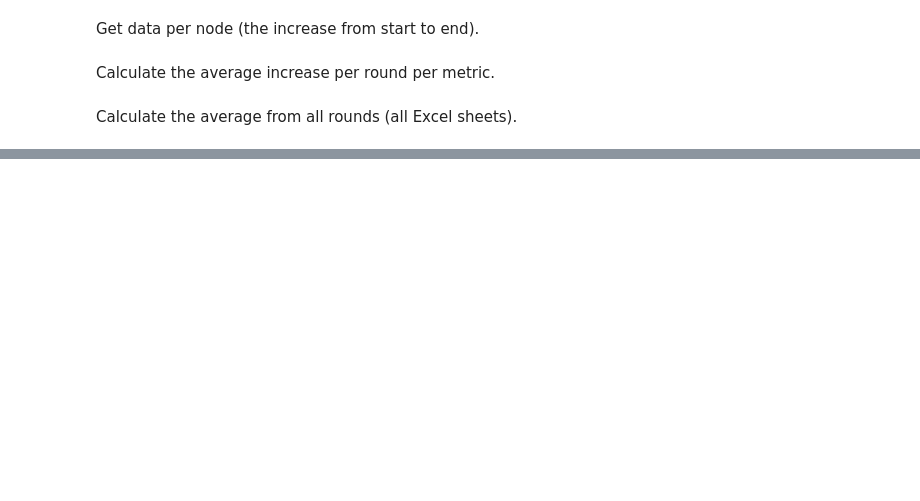
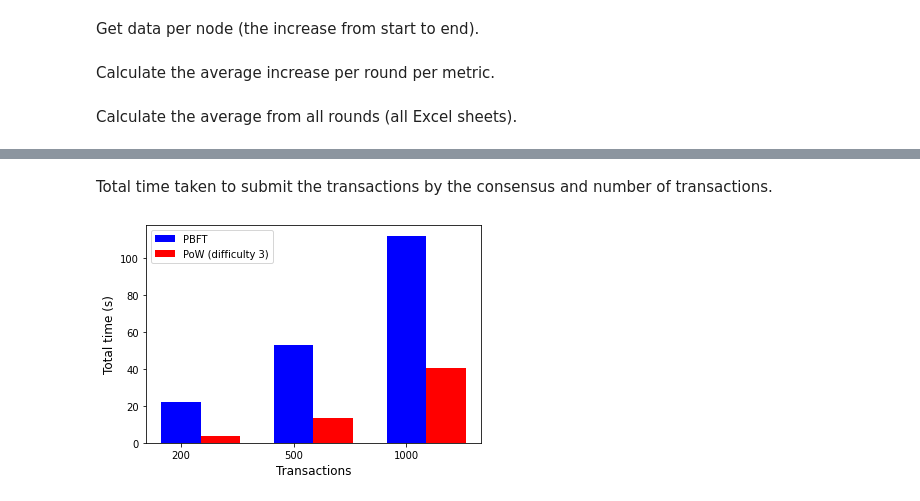
Before and after one commit to andrzejwl/evoting, a Jupyter notebook: performance_tests/parse.ipynb, the cells around one changed output, grey strips where cells are left out. Cells and saved outputs as stored; diff of their text form; code cells hidden in the pictures; blank space fills up the shorter version.

```diff
--- a/performance_tests/parse.ipynb
+++ b/performance_tests/parse.ipynb
@@ -43,0 +149,32 @@ data.value.mean()
+# %% [markdown]
+Total time taken to submit the transactions by the consensus and number of transactions.
+# %%
+transactions = [200, 500, 1000]
+pbft_rounds = pd.DataFrame(columns=['round_number', 'transactions', 'total_time'])
+pow_rounds = pd.DataFrame(columns=['round_number', 'transactions', 'total_time'])
+
+for t in transactions:
+    pbft_rounds = pd.concat([pbft_rounds, pd.read_excel(f"data/{t}/pbft_rounds_data.xlsx")], ignore_index=True)
+    pow_rounds = pd.concat([pow_rounds, pd.read_excel(f"data/{t}/pow_rounds_data.xlsx")], ignore_index=True)
+
+
+pbft_avg = []
+pow_avg = []
+for t in transactions:
+    pbft_avg.append(pbft_rounds[pbft_rounds['transactions']==t]['total_time'].mean())
+    pow_avg.append(pow_rounds[pow_rounds['transactions']==t]['total_time'].mean())
+# %%
+pos = np.arange(len(tx))
+bar_width = 0.35
+
+plt.figure()
+# plt.title('Average time taken to submit the transactions', fontsize=16) # title set in the document
+plt.bar(pos, pbft_avg, bar_width, color='blue')
+plt.bar(pos+bar_width, pow_avg, bar_width, color='red')
+plt.xticks(pos, tx)
+plt.xlabel('Transactions', fontsize=12)
+plt.ylabel('Total time (s)', fontsize=12)
+plt.legend(consensus_labels, loc=2)
+plt.show()
+# %% [output]
+[figure, added]
```
Also changed, not shown: parts of 12 cells of this notebook, 2 other files.
